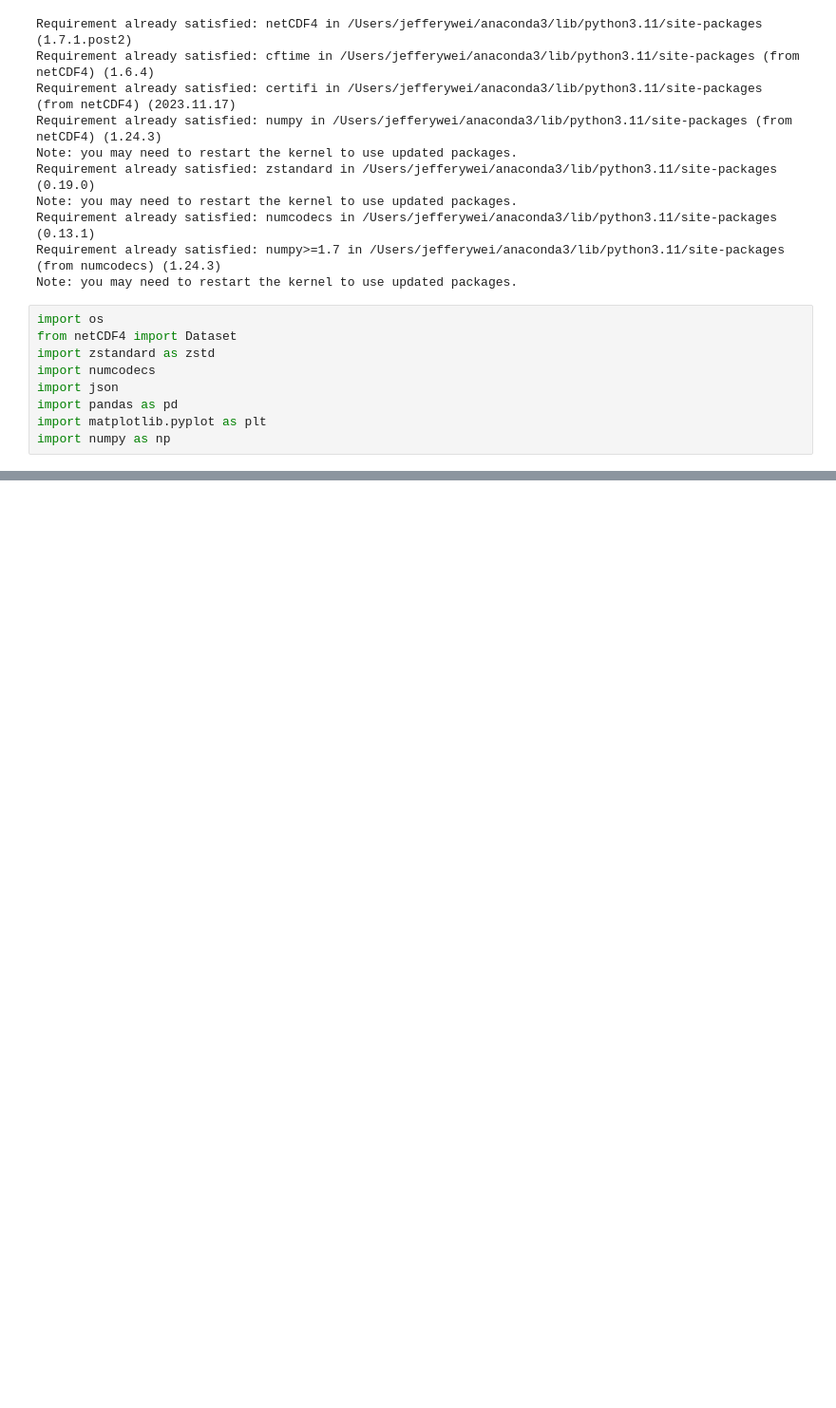
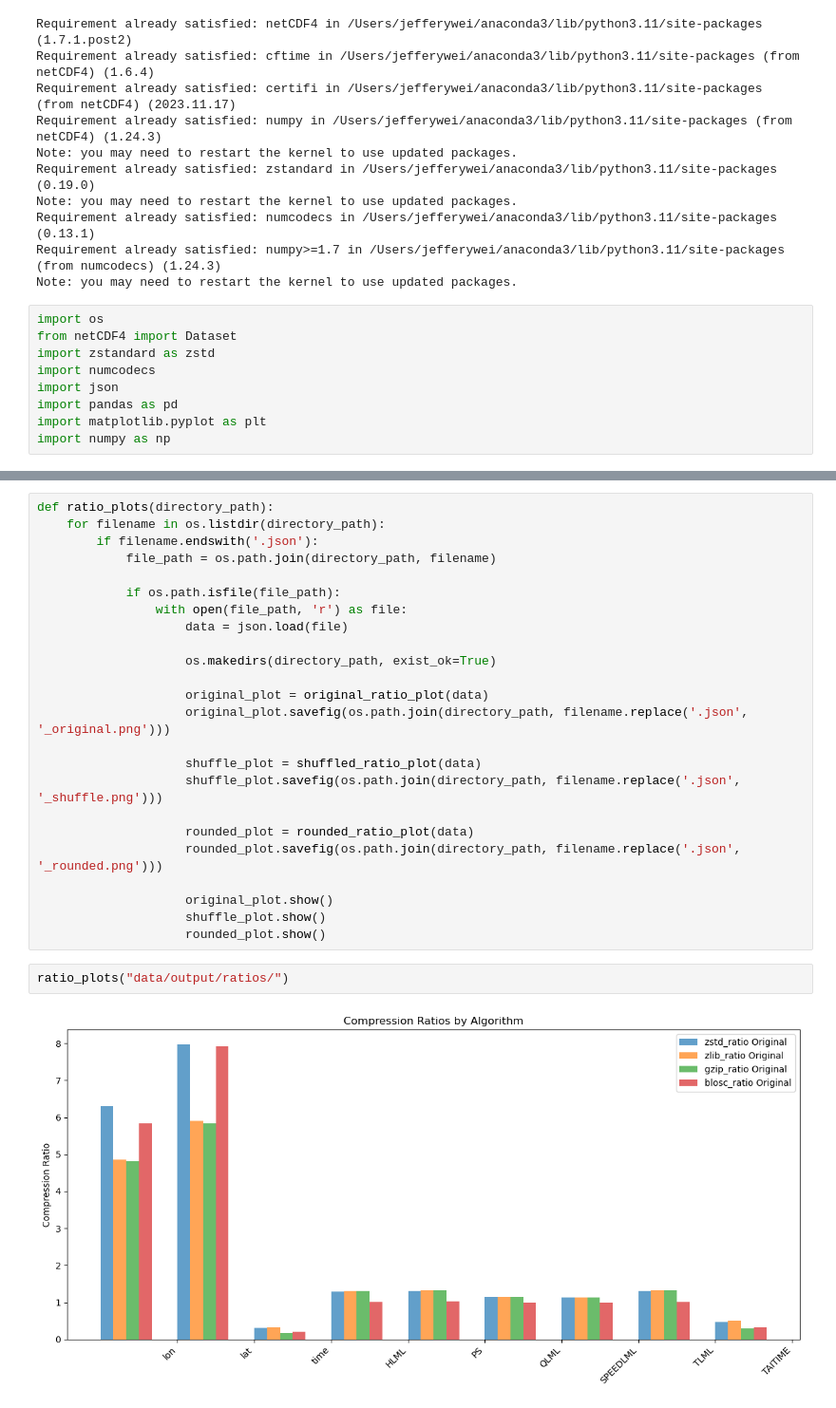
Before and after one commit to jefferyywei/nasa-compression, a Jupyter notebook: compression.ipynb, the cells around one changed output, grey strips where cells are left out. Shown at 95% size. Drawn from its saved outputs; the diff is of its cells as text; blank space fills up the shorter version.

```diff
--- a/compression.ipynb
+++ b/compression.ipynb
@@ -153,0 +263,28 @@ File size comparisons written to data/output/comparison/GEOS.fp.asm.inst1_2d_lfo
+# %%
+def ratio_plots(directory_path):
+    for filename in os.listdir(directory_path):
+        if filename.endswith('.json'):
+            file_path = os.path.join(directory_path, filename)
+
+            if os.path.isfile(file_path):
+                with open(file_path, 'r') as file:
+                    data = json.load(file)
+
+                    os.makedirs(directory_path, exist_ok=True)
+
+                    original_plot = original_ratio_plot(data)
+                    original_plot.savefig(os.path.join(directory_path, filename.replace('.json', '_original.png')))
+
+                    shuffle_plot = shuffled_ratio_plot(data)
+                    shuffle_plot.savefig(os.path.join(directory_path, filename.replace('.json', '_shuffle.png')))
+
+                    rounded_plot = rounded_ratio_plot(data)
+                    rounded_plot.savefig(os.path.join(directory_path, filename.replace('.json', '_rounded.png')))
+
+                    original_plot.show()
+                    shuffle_plot.show()
+                    rounded_plot.show()
+# %%
+ratio_plots("data/output/ratios/")
+# %% [output]
+[figure, added]
```
Also changed, not shown: parts of 18 cells of this notebook, 16 other files.
